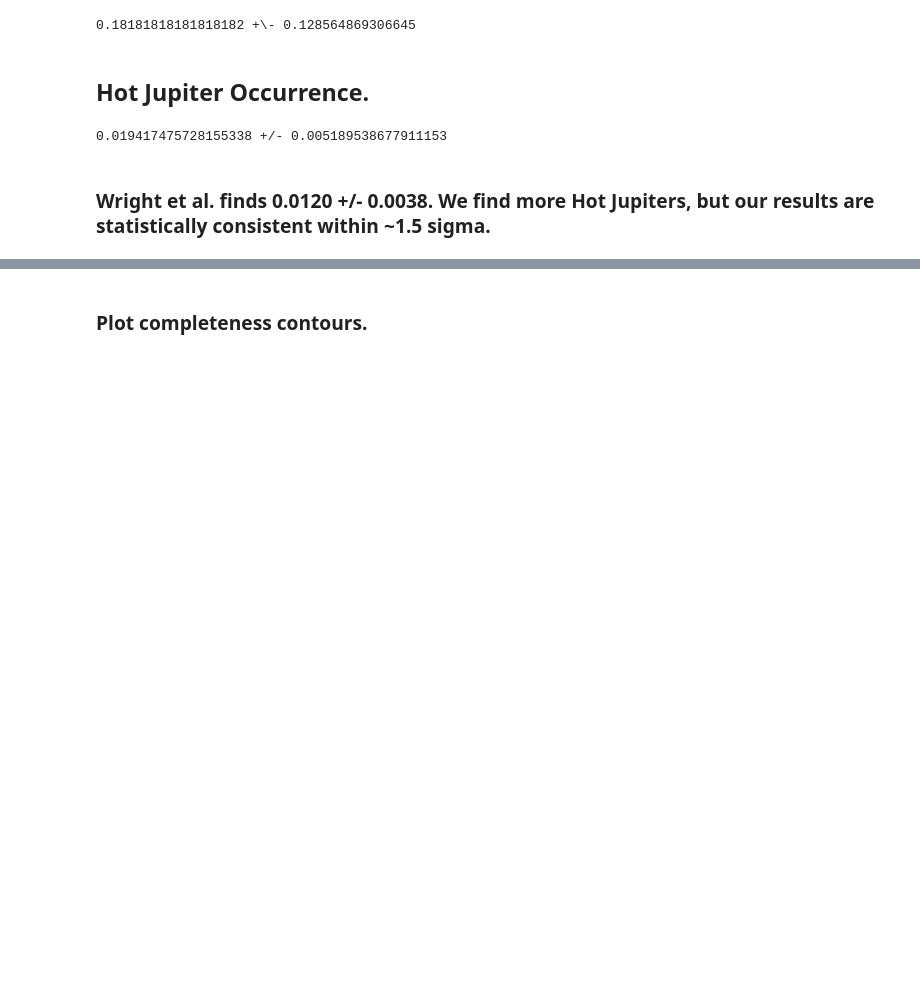
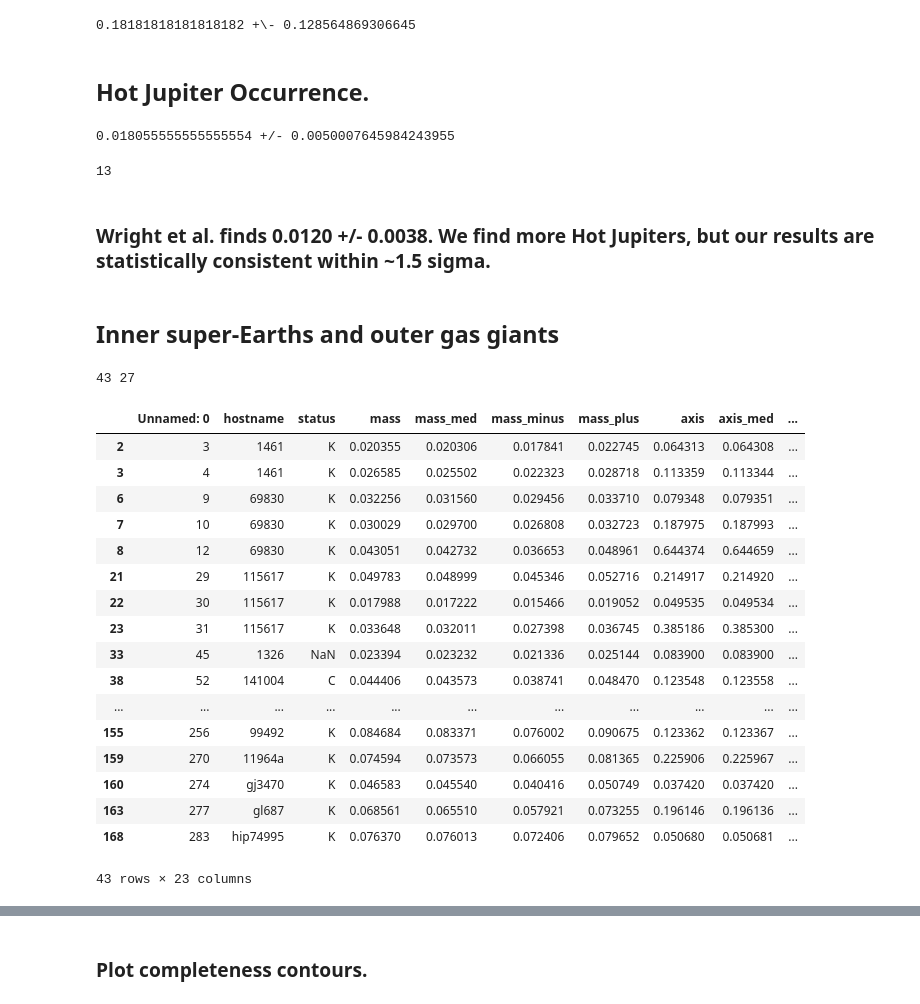
Before and after one commit to leerosenthalj/CLSI, a Jupyter notebook: Notebook_Statistics.ipynb, the cells around one changed output, grey strips where cells are left out. Drawn from its saved outputs; the diff is of its cells as text; code cells hidden in the pictures; blank space fills up the shorter version.

```diff
--- a/Notebook_Statistics.ipynb
+++ b/Notebook_Statistics.ipynb
@@ -1733,12 +1721,45 @@ print(prob_inner, '+\-', sig_inner)
 # %% [markdown]
 ## Hot Jupiter Occurrence.
 # %%
-hot_jupiters = masses_planet.query('axis < 0.1 and mass > 0.1')
+hot_jupiters = masses_planet.query('axis < 0.1 and mass > 0.1 and hostname != "102195"')
 #hot_jupiters = masses_planet.query('per < 10 and mass > 0.1')
 nhot = len(hot_jupiters)
 nstars = len(specmatch)
-print(nhot/nstars, '+/-', np.sqrt(nhot)/nstars)
+print(nhot/(nstars-1), '+/-', np.sqrt(nhot)/nstars)
 # %% [output]
-0.019417475728155338 +/- 0.005189538677911153
+0.018055555555555554 +/- 0.0050007645984243955
+# %%
+nhot
+# %% [output]
+13
 # %% [markdown]
 ### Wright et al. finds 0.0120 +/- 0.0038. We find more Hot Jupiters, but our results are statistically consistent within ~1.5 sigma.
+# %% [markdown]
+## Inner super-Earths and outer gas giants
+# %%
+supers = masses_planet.query('mass < 0.1')
+supernames = list(supers.hostname)
+print(len(supers), len(np.unique(supers.hostname)))
+# %% [output]
+43 27
+# %%
+supers
+# %% [output]
+|  | Unnamed: 0 | hostname | status | mass | mass_med | mass_minus | mass_plus | axis | axis_med | ... |
+| 2 | 3 | 1461 | K | 0.020355 | 0.020306 | 0.017841 | 0.022745 | 0.064313 | 0.064308 | ... |
+| 3 | 4 | 1461 | K | 0.026585 | 0.025502 | 0.022323 | 0.028718 | 0.113359 | 0.113344 | ... |
+| 6 | 9 | 69830 | K | 0.032256 | 0.031560 | 0.029456 | 0.033710 | 0.079348 | 0.079351 | ... |
+| 7 | 10 | 69830 | K | 0.030029 | 0.029700 | 0.026808 | 0.032723 | 0.187975 | 0.187993 | ... |
+| 8 | 12 | 69830 | K | 0.043051 | 0.042732 | 0.036653 | 0.048961 | 0.644374 | 0.644659 | ... |
+| 21 | 29 | 115617 | K | 0.049783 | 0.048999 | 0.045346 | 0.052716 | 0.214917 | 0.214920 | ... |
+| 22 | 30 | 115617 | K | 0.017988 | 0.017222 | 0.015466 | 0.019052 | 0.049535 | 0.049534 | ... |
+| 23 | 31 | 115617 | K | 0.033648 | 0.032011 | 0.027398 | 0.036745 | 0.385186 | 0.385300 | ... |
+| 33 | 45 | 1326 | NaN | 0.023394 | 0.023232 | 0.021336 | 0.025144 | 0.083900 | 0.083900 | ... |
+| 38 | 52 | 141004 | C | 0.044406 | 0.043573 | 0.038741 | 0.048470 | 0.123548 | 0.123558 | ... |
+| ... | ... | ... | ... | ... | ... | ... | ... | ... | ... | ... |
+| 155 | 256 | 99492 | K | 0.084684 | 0.083371 | 0.076002 | 0.090675 | 0.123362 | 0.123367 | ... |
+| 159 | 270 | 11964a | K | 0.074594 | 0.073573 | 0.066055 | 0.081365 | 0.225906 | 0.225967 | ... |
+| 160 | 274 | gj3470 | K | 0.046583 | 0.045540 | 0.040416 | 0.050749 | 0.037420 | 0.037420 | ... |
+| 163 | 277 | gl687 | K | 0.068561 | 0.065510 | 0.057921 | 0.073255 | 0.196146 | 0.196136 | ... |
+| 168 | 283 | hip74995 | K | 0.076370 | 0.076013 | 0.072406 | 0.079652 | 0.050680 | 0.050681 | ... |
+43 rows × 23 columns
```
Also changed, not shown: parts of 13 cells of this notebook, 2 other files.
